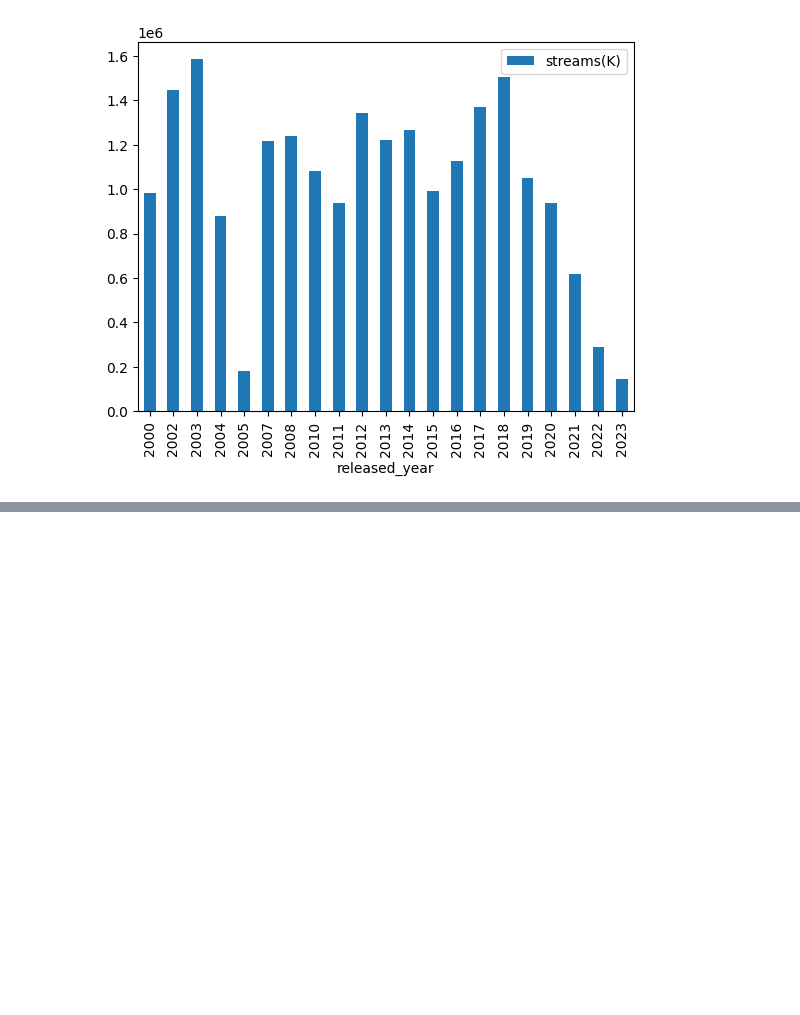
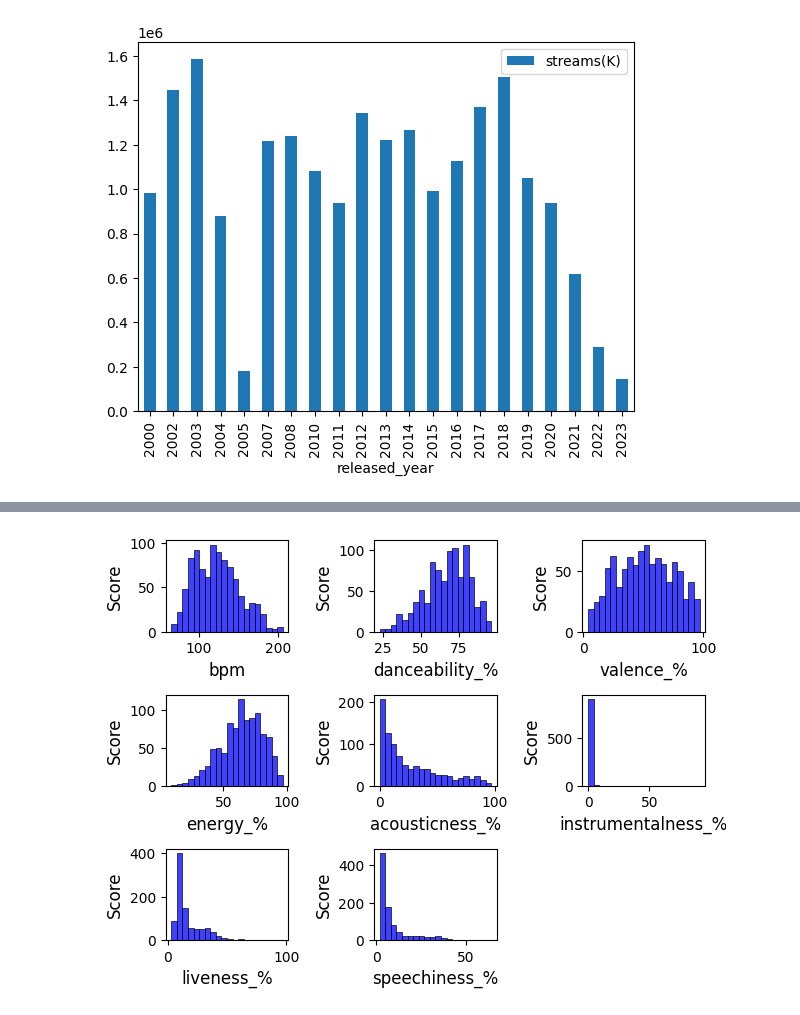
Before and after one commit to Akingzs/Python-Data-Science, a Jupyter notebook: Data Analysis/Spotify/Spotify.ipynb, the cells around one changed output, grey strips where cells are left out. Cells and saved outputs as stored; diff of their text form; code cells hidden in the pictures; blank space fills up the shorter version.

```diff
--- a/Data Analysis/Spotify/Spotify.ipynb
+++ b/Data Analysis/Spotify/Spotify.ipynb
@@ -283,0 +297,13 @@ df_group_sorted.plot(kind='bar')
+# %%
+columns_to_plot = ['bpm', 'danceability_%', 'valence_%', 'energy_%', 'acousticness_%', 'instrumentalness_%', 'liveness_%', 'speechiness_%']
+
+for i, column in enumerate(columns_to_plot, 1):
+    plt.subplot(3, 3, i)
+    sns.histplot(data=df, x=column, bins=20, color='blue')
+    plt.xlabel(column, fontsize=12)
+    plt.ylabel("Score", fontsize=12)
+
+plt.tight_layout()
+plt.show()
+# %% [output]
+[figure, added]
```
Also changed, not shown: parts of 3 cells of this notebook, 1 other file.
